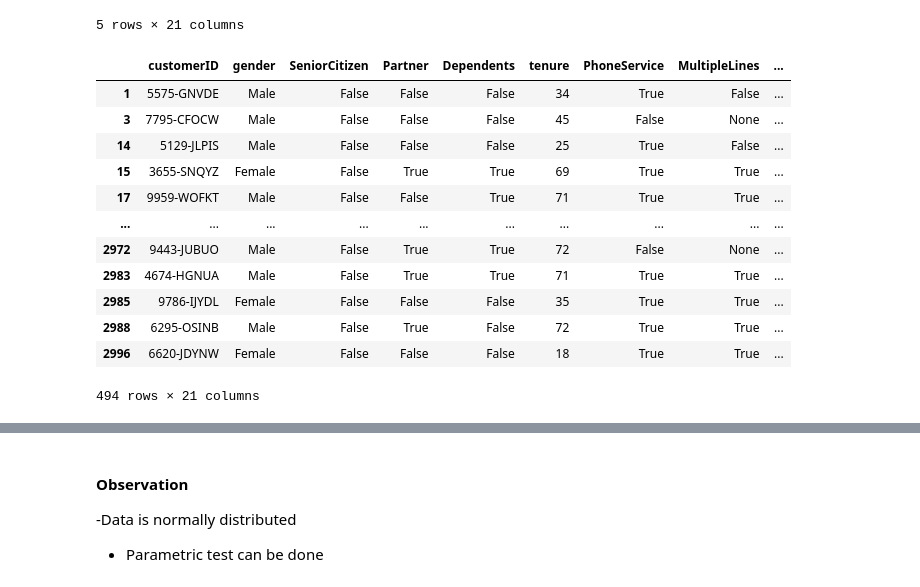
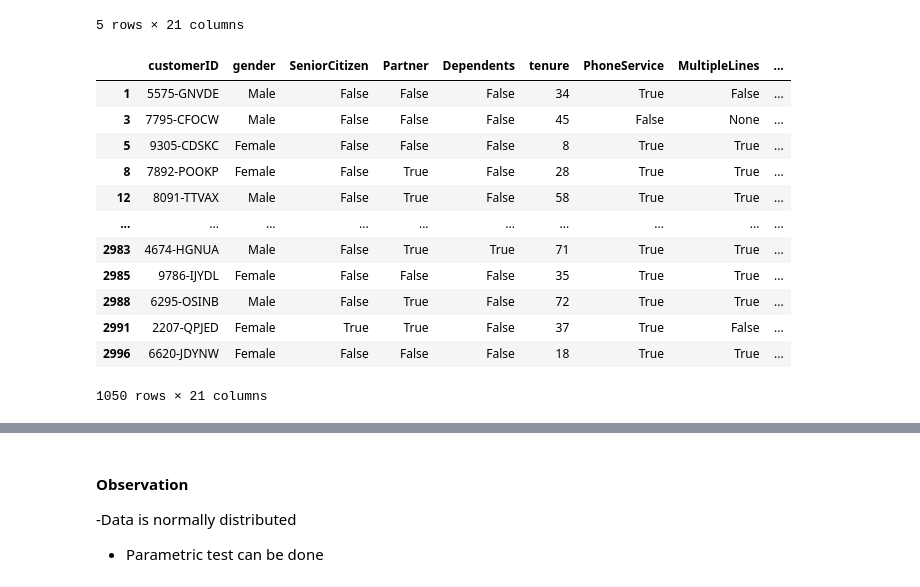
Before and after one commit to kwasichrappah/Custormer-Churn, a Jupyter notebook: customer.ipynb, the cells around one changed output, grey strips where cells are left out. Cells and saved outputs as stored; diff of their text form; code cells hidden in the pictures.

```diff
--- a/customer.ipynb
+++ b/customer.ipynb
@@ -246,30 +248,30 @@ def check_normality(data,name):
 # %%
 #Hypothesis
 #There is no relationship between a tech savy customer and the customer retention
 ##
 #
 ###
 ###
 df_tech= df.loc[df.OnlineSecurity & df.DeviceProtection]
 online=df.loc[df.OnlineSecurity]
 device= df.loc[df.DeviceProtection]
 
 
-df_tech
+device
 # %% [output]
 |  | customerID | gender | SeniorCitizen | Partner | Dependents | tenure | PhoneService | MultipleLines | ... |
 | 1 | 5575-GNVDE | Male | False | False | False | 34 | True | False | ... |
 | 3 | 7795-CFOCW | Male | False | False | False | 45 | False | None | ... |
-| 14 | 5129-JLPIS | Male | False | False | False | 25 | True | False | ... |
-| 15 | 3655-SNQYZ | Female | False | True | True | 69 | True | True | ... |
-| 17 | 9959-WOFKT | Male | False | False | True | 71 | True | True | ... |
+| 5 | 9305-CDSKC | Female | False | False | False | 8 | True | True | ... |
+| 8 | 7892-POOKP | Female | False | True | False | 28 | True | True | ... |
+| 12 | 8091-TTVAX | Male | False | True | False | 58 | True | True | ... |
 | ... | ... | ... | ... | ... | ... | ... | ... | ... | ... |
-| 2972 | 9443-JUBUO | Male | False | True | True | 72 | False | None | ... |
 | 2983 | 4674-HGNUA | Male | False | True | True | 71 | True | True | ... |
 | 2985 | 9786-IJYDL | Female | False | False | False | 35 | True | True | ... |
 | 2988 | 6295-OSINB | Male | False | True | False | 72 | True | True | ... |
+| 2991 | 2207-QPJED | Female | True | True | False | 37 | True | False | ... |
 | 2996 | 6620-JDYNW | Female | False | False | False | 18 | True | True | ... |
-494 rows × 21 columns
+1050 rows × 21 columns
 # %%
 check_normality(df_tech.TotalCharges,'Online Security and Device Protection')
 check_normality(online.TotalCharges,'Online Security')
```
Also changed, not shown: parts of 20 cells of this notebook.
